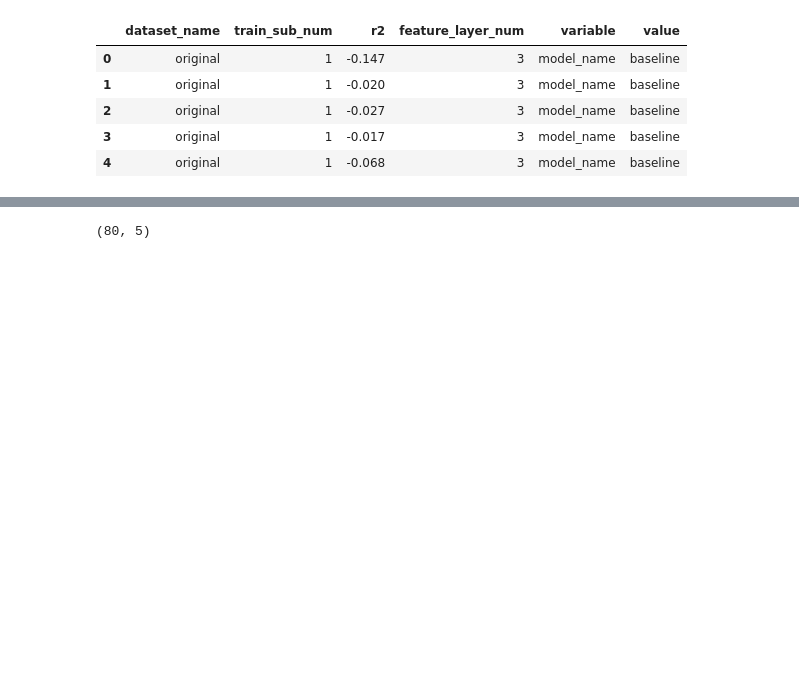
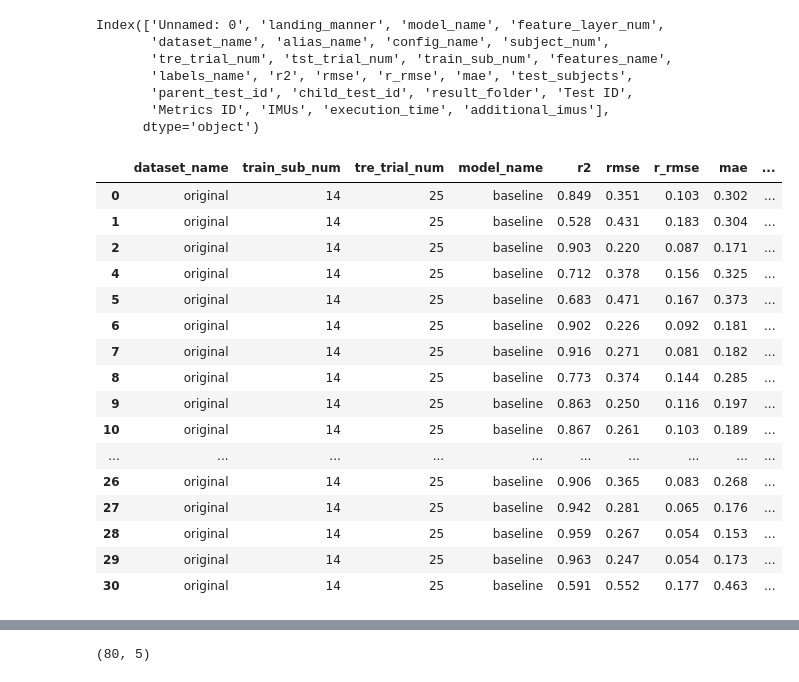
Before and after one commit to sunzhon/transfer_learning_for_droplanding, a Jupyter notebook: jupyter-lab/P6_figure_results_v2.ipynb, the cells around one changed output, grey strips where cells are left out. Drawn from its saved outputs; the diff is of its cells as text; code cells hidden in the pictures; blank space fills up the shorter version.

```diff
--- a/jupyter-lab/P6_figure_results_v2.ipynb
+++ b/jupyter-lab/P6_figure_results_v2.ipynb
@@ -39,3 +39,6 @@ result_folders = read_result_folder_file("original_layer_subject_num.txt")
 
 #result_folders = read_result_folder_file("da_e_rotation.txt")
 #result_folders = read_result_folder_file("da_e_scale.txt")
+result_folders = read_result_folder_file("tmp_result_folders.txt")
+
+print(result_folders)
@@ -67,4 +62,4 @@ metrics = get_list_investigation_metrics(combination_investigation_results)
 # %%
-filters={'drop_value':0.0}
+filters={'drop_value':0.4}
 metrics = parse_list_investigation_metrics(combination_investigation_results,**filters)
 # %% [output]
@@ -118,15 +100,34 @@ plt.show()
 # %%
-selected_metrics=metrics[['dataset_name','train_sub_num','model_name','r2','rmse','r_rmse','mae','feature_layer_num']]
-selected_metrics.head()
-melt_metrics=selected_metrics.melt(id_vars=['dataset_name','train_sub_num','r2','feature_layer_num'])
-melt_metrics.head()
+print(metrics.columns)
+selected_metrics=metrics[['dataset_name','train_sub_num','tre_trial_num','model_name','r2','rmse','r_rmse','mae','feature_layer_num','test_subjects']]
+selected_metrics.head(30)
+#melt_metrics=selected_metrics.melt(id_vars=['dataset_name','train_sub_num','r2','feature_layer_num'])
+#melt_metrics.head()
 # %% [output]
+Index(['Unnamed: 0', 'landing_manner', 'model_name', 'feature_layer_num',
+       'dataset_name', 'alias_name', 'config_name', 'subject_num',
+       'tre_trial_num', 'tst_trial_num', 'train_sub_num', 'features_name',
+       'labels_name', 'r2', 'rmse', 'r_rmse', 'mae', 'test_subjects',
+       'parent_test_id', 'child_test_id', 'result_folder', 'Test ID',
+       'Metrics ID', 'IMUs', 'execution_time', 'additional_imus'],
+      dtype='object')
-|  | dataset_name | train_sub_num | r2 | feature_layer_num | variable | value |
-| 0 | original | 1 | -0.147 | 3 | model_name | baseline |
-| 1 | original | 1 | -0.020 | 3 | model_name | baseline |
-| 2 | original | 1 | -0.027 | 3 | model_name | baseline |
-| 3 | original | 1 | -0.017 | 3 | model_name | baseline |
-| 4 | original | 1 | -0.068 | 3 | model_name | baseline |
+|  | dataset_name | train_sub_num | tre_trial_num | model_name | r2 | rmse | r_rmse | mae | ... |
+| 0 | original | 14 | 25 | baseline | 0.849 | 0.351 | 0.103 | 0.302 | ... |
+| 1 | original | 14 | 25 | baseline | 0.528 | 0.431 | 0.183 | 0.304 | ... |
+| 2 | original | 14 | 25 | baseline | 0.903 | 0.220 | 0.087 | 0.171 | ... |
+| 4 | original | 14 | 25 | baseline | 0.712 | 0.378 | 0.156 | 0.325 | ... |
+| 5 | original | 14 | 25 | baseline | 0.683 | 0.471 | 0.167 | 0.373 | ... |
+| 6 | original | 14 | 25 | baseline | 0.902 | 0.226 | 0.092 | 0.181 | ... |
+| 7 | original | 14 | 25 | baseline | 0.916 | 0.271 | 0.081 | 0.182 | ... |
+| 8 | original | 14 | 25 | baseline | 0.773 | 0.374 | 0.144 | 0.285 | ... |
+| 9 | original | 14 | 25 | baseline | 0.863 | 0.250 | 0.116 | 0.197 | ... |
+| 10 | original | 14 | 25 | baseline | 0.867 | 0.261 | 0.103 | 0.189 | ... |
+| ... | ... | ... | ... | ... | ... | ... | ... | ... | ... |
+| 26 | original | 14 | 25 | baseline | 0.906 | 0.365 | 0.083 | 0.268 | ... |
+| 27 | original | 14 | 25 | baseline | 0.942 | 0.281 | 0.065 | 0.176 | ... |
+| 28 | original | 14 | 25 | baseline | 0.959 | 0.267 | 0.054 | 0.153 | ... |
+| 29 | original | 14 | 25 | baseline | 0.963 | 0.247 | 0.054 | 0.173 | ... |
+| 30 | original | 14 | 25 | baseline | 0.591 | 0.552 | 0.177 | 0.463 | ... |
 # %%
 #sns.lineplot(data=metrics)
 print(metrics.shape)
```
Also changed, not shown: parts of 11 cells of this notebook, 7 other files.
